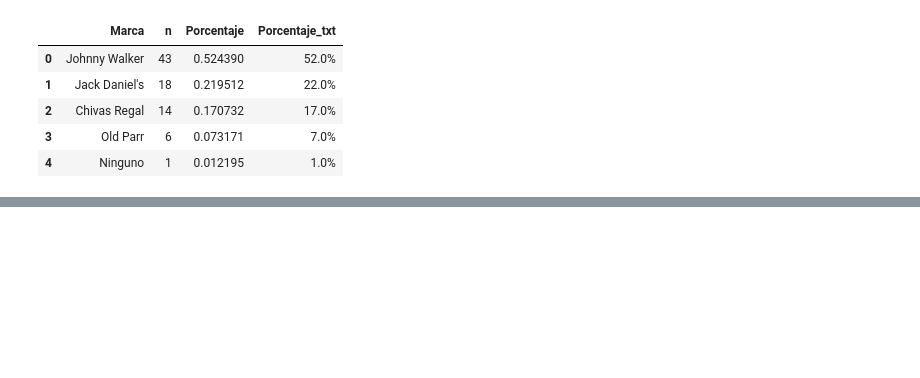
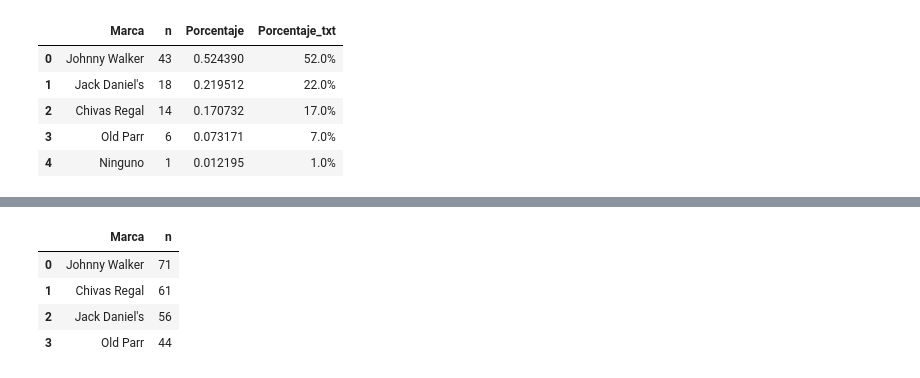
Before and after one commit to auzaluis/upsa_mod_202501, a Jupyter notebook: whisky/02_script_EDA_whisky.ipynb, the cells around one changed output, grey strips where cells are left out. Saved outputs shown, nothing was run; the diff lists cells and outputs as text; code cells hidden in the pictures; blank space fills up the shorter version.

```diff
--- a/whisky/02_script_EDA_whisky.ipynb
+++ b/whisky/02_script_EDA_whisky.ipynb
@@ -47,0 +79,8 @@ px.bar(
+# %%
+df_conocimiento
+# %% [output]
+|  | Marca | n |
+| 0 | Johnny Walker | 71 |
+| 1 | Chivas Regal | 61 |
+| 2 | Jack Daniel's | 56 |
+| 3 | Old Parr | 44 |
```
Also changed, not shown: parts of 12 cells of this notebook.
